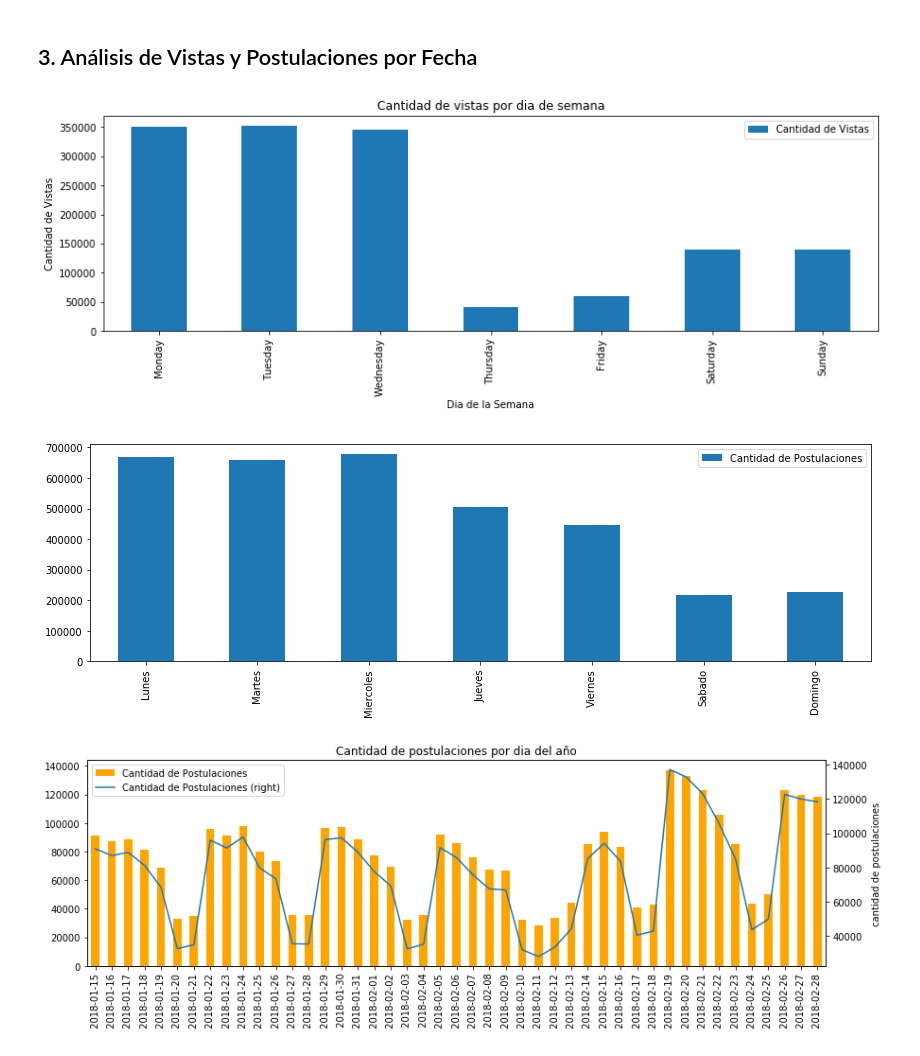
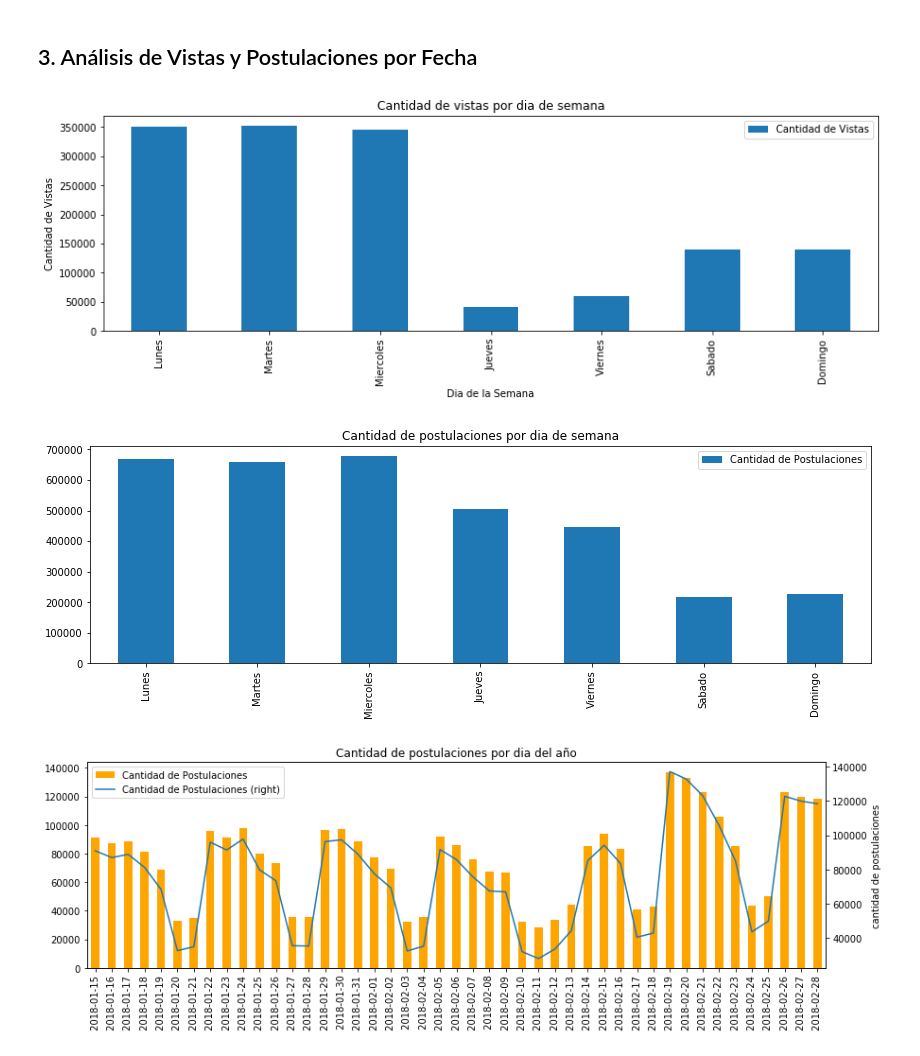
Before and after one commit to PRPablo/dataJobSearches, a Jupyter notebook: exploratoryAnalysis/exploratoryAnalysis.ipynb, the cells around one changed output. Saved outputs shown, nothing was run; the diff lists cells and outputs as text; code cells hidden in the pictures.

```diff
--- a/exploratoryAnalysis/exploratoryAnalysis.ipynb
+++ b/exploratoryAnalysis/exploratoryAnalysis.ipynb
@@ -361,8 +342,6 @@ vistas_weekday_groupby.set_index('weekday', inplace=True)
 vistas_weekday_groupby.drop('dayofweek', inplace=True, axis=1)
 vistas_weekday_groupby.index.name = None
 vistas_weekday_groupby.rename({'fechavista': 'Cantidad de Vistas'}, inplace=True, axis=1)
-vistas_weekday_groupby.plot(ax = ax, title = "Cantidad de vistas por dia de semana",kind='bar',figsize=(14,4))
-# vistas_weekday_groupby.plot(ax = ax, title = "Cantidad de vistas por dia de semana",kind='line',figsize=(14,4), secondary_y=True)
 
 vistas_weekday_groupby.rename({
     'Monday' : 'Lunes',
@@ -375,36 +354,39 @@ vistas_weekday_groupby.rename({
 }, axis=0, inplace=True)
 
 
+vistas_weekday_groupby.plot(ax = ax, title = "Cantidad de vistas por dia de semana",kind='bar',figsize=(14,4))
+# vistas_weekday_groupby.plot(ax = ax, title = "Cantidad de vistas por dia de semana",kind='line',figsize=(14,4), secondary_y=True)
+
 plt.xlabel('Dia de la Semana')
 plt.ylabel('Cantidad de Vistas');
 # %% [output]
-[figure, old version]
+[figure, new version]
 # %%
 #cantidad de postulaciones por dia de semana
 post_weekday = postulaciones
 post_weekday['weekday'] =  post_weekday['fechapostulacion'].dt.weekday_name
 post_weekday['dayofweek'] =  post_weekday['fechapostulacion'].dt.dayofweek
 post_weekday = post_weekday.groupby(['weekday', 'dayofweek']).count()['fechapostulacion'].reset_index()
 post_weekday = post_weekday.sort_values('dayofweek', ascending=True).reset_index()
 post_weekday.drop(['index', 'dayofweek'], inplace=True, axis=1)
 post_weekday.set_index('weekday', inplace=True)
 post_weekday.index.name = None
 
 post_weekday.rename({'fechapostulacion': 'Cantidad de Postulaciones' }, axis=1, inplace=True)
 
 post_weekday.rename({
     'Monday' : 'Lunes',
     'Tuesday' : 'Martes',
     'Wednesday' : 'Miercoles',
     'Thursday' : 'Jueves',
     'Friday' : 'Viernes',
     'Saturday' : 'Sabado',
     'Sunday' : 'Domingo'
 }, axis=0, inplace=True)
 
-post_weekday.plot(kind='bar',figsize=(14,4));
+post_weekday.plot(kind='bar', title = "Cantidad de postulaciones por dia de semana",figsize=(14,4));
 # %% [output]
-[figure, old version]
+[figure, new version]
 # %%
 #cantidad de postulaciones por dia de semana
 post_weekday = postulaciones
```
Also changed, not shown: parts of 25 cells of this notebook.
